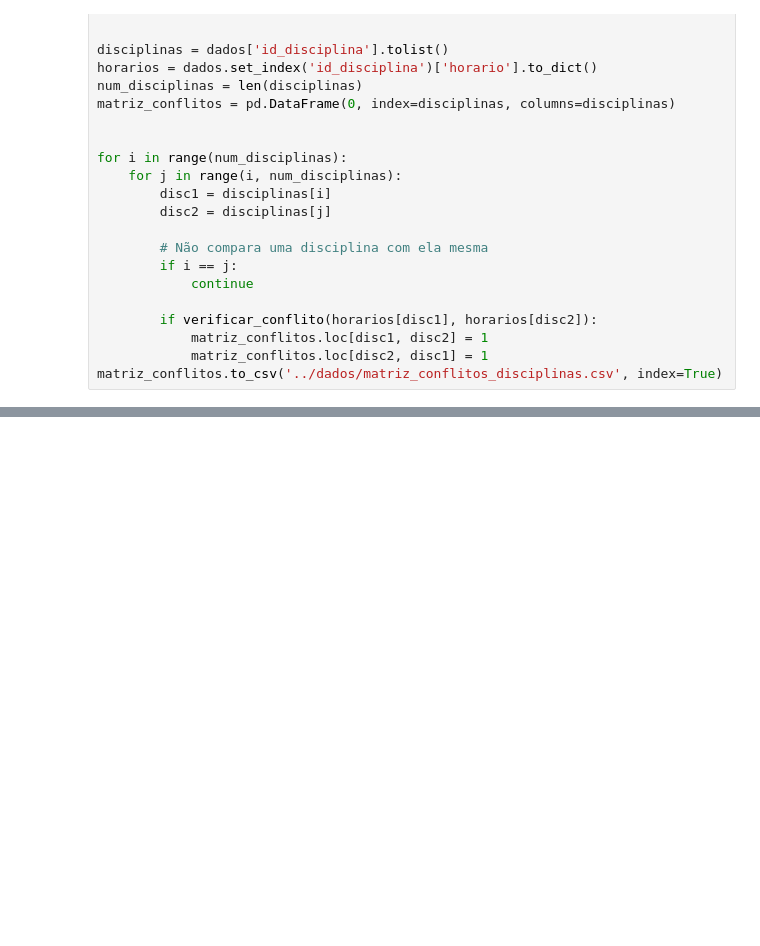
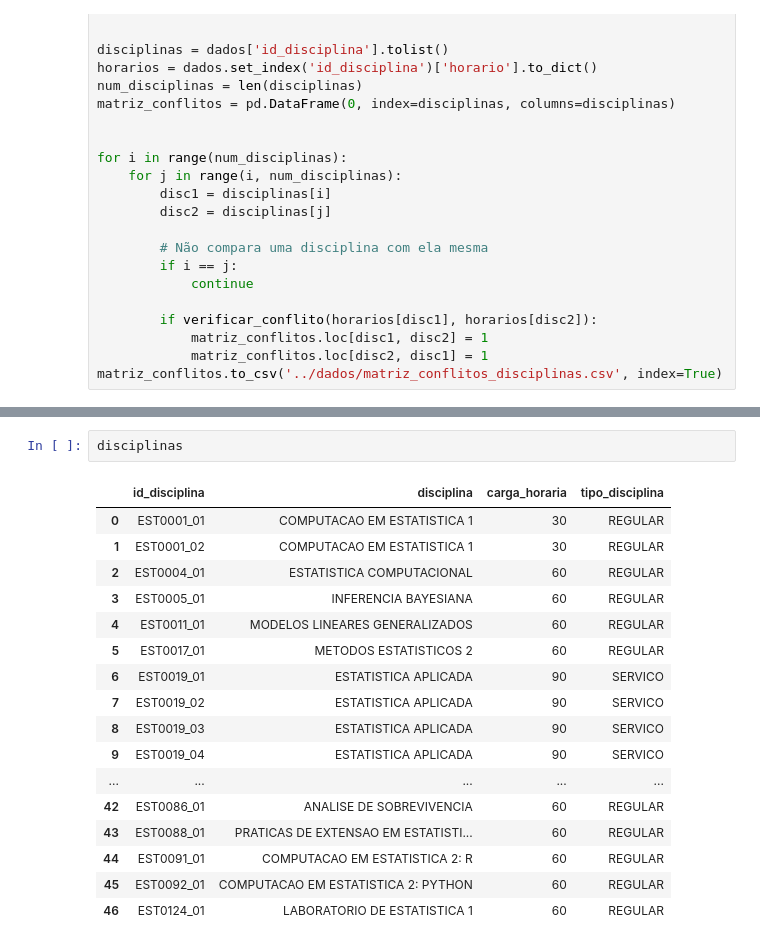
Before and after one commit to karl-peixoto/tcc_organizacao, a Jupyter notebook: codigos/simulacao_dados.ipynb, the cells around one changed output, grey strips where cells are left out. Cells and saved outputs as stored; diff of their text form; blank space fills up the shorter version.

```diff
--- a/codigos/simulacao_dados.ipynb
+++ b/codigos/simulacao_dados.ipynb
@@ -130,0 +271,20 @@ df_preferencias.to_csv('../dados/preferencias.csv', index=False)
+# %%
+disciplinas
+# %% [output]
+|  | id_disciplina | disciplina | carga_horaria | tipo_disciplina |
+| 0 | EST0001_01 | COMPUTACAO EM ESTATISTICA 1 | 30 | REGULAR |
+| 1 | EST0001_02 | COMPUTACAO EM ESTATISTICA 1 | 30 | REGULAR |
+| 2 | EST0004_01 | ESTATISTICA COMPUTACIONAL | 60 | REGULAR |
+| 3 | EST0005_01 | INFERENCIA BAYESIANA | 60 | REGULAR |
+| 4 | EST0011_01 | MODELOS LINEARES GENERALIZADOS | 60 | REGULAR |
+| 5 | EST0017_01 | METODOS ESTATISTICOS 2 | 60 | REGULAR |
+| 6 | EST0019_01 | ESTATISTICA APLICADA | 90 | SERVICO |
+| 7 | EST0019_02 | ESTATISTICA APLICADA | 90 | SERVICO |
+| 8 | EST0019_03 | ESTATISTICA APLICADA | 90 | SERVICO |
+| 9 | EST0019_04 | ESTATISTICA APLICADA | 90 | SERVICO |
+| ... | ... | ... | ... | ... |
+| 42 | EST0086_01 | ANALISE DE SOBREVIVENCIA | 60 | REGULAR |
+| 43 | EST0088_01 | PRATICAS DE EXTENSAO EM ESTATISTI... | 60 | REGULAR |
+| 44 | EST0091_01 | COMPUTACAO EM ESTATISTICA 2: R | 60 | REGULAR |
+| 45 | EST0092_01 | COMPUTACAO EM ESTATISTICA 2: PYTHON | 60 | REGULAR |
+| 46 | EST0124_01 | LABORATORIO DE ESTATISTICA 1 | 60 | REGULAR |
```
Also changed, not shown: parts of 8 cells of this notebook, 28 other files.
